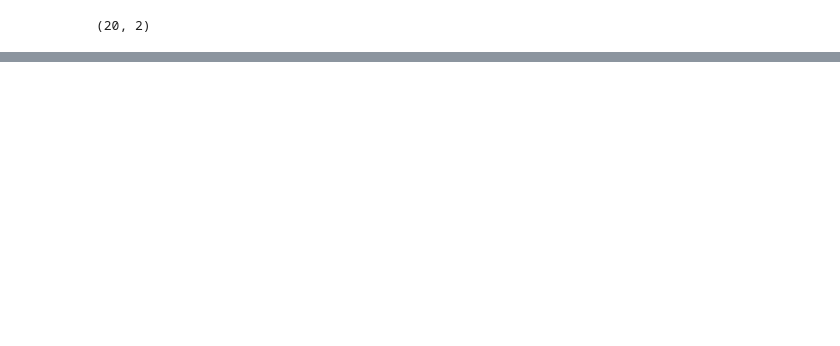
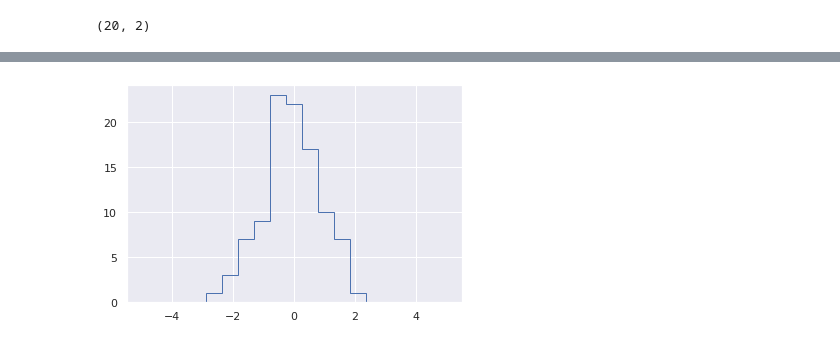
Before and after one commit to masterpython4ds/assignment-1-Philipotieno, a Jupyter notebook: Learn/Exploring Fancy Indexing.ipynb, the cells around one changed output, grey strips where cells are left out. Cells and saved outputs as stored; diff of their text form; code cells hidden in the pictures; blank space fills up the shorter version.

```diff
--- a/Learn/Exploring Fancy Indexing.ipynb
+++ b/Learn/Exploring Fancy Indexing.ipynb
@@ -104,0 +155,4 @@ plt.scatter(selection[:, 0], selection[:, 1],
+# %%
+plt.hist(x, bins, histtype='step');
+# %% [output]
+[figure, added]
```
Also changed, not shown: parts of 11 cells of this notebook.
